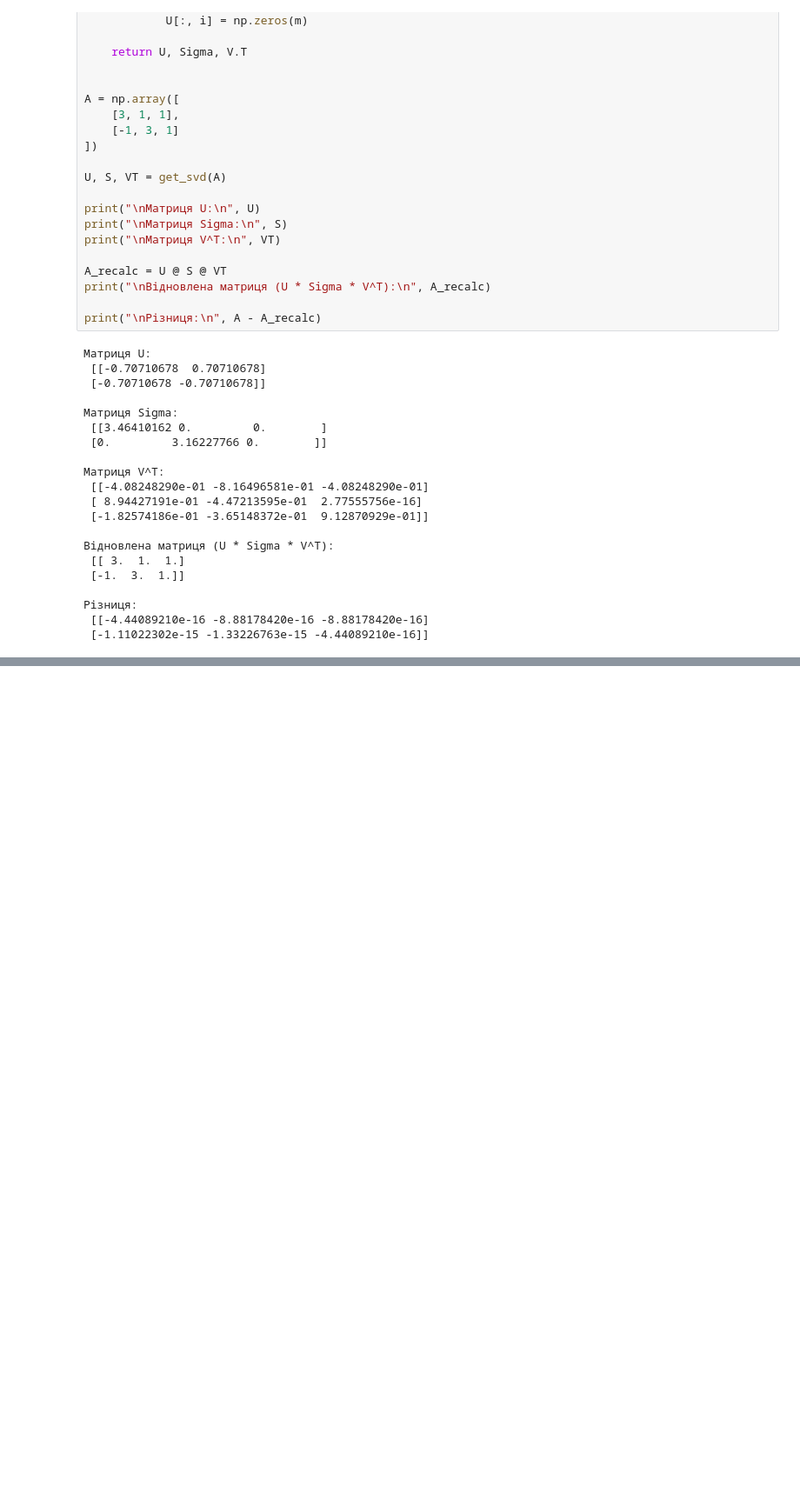
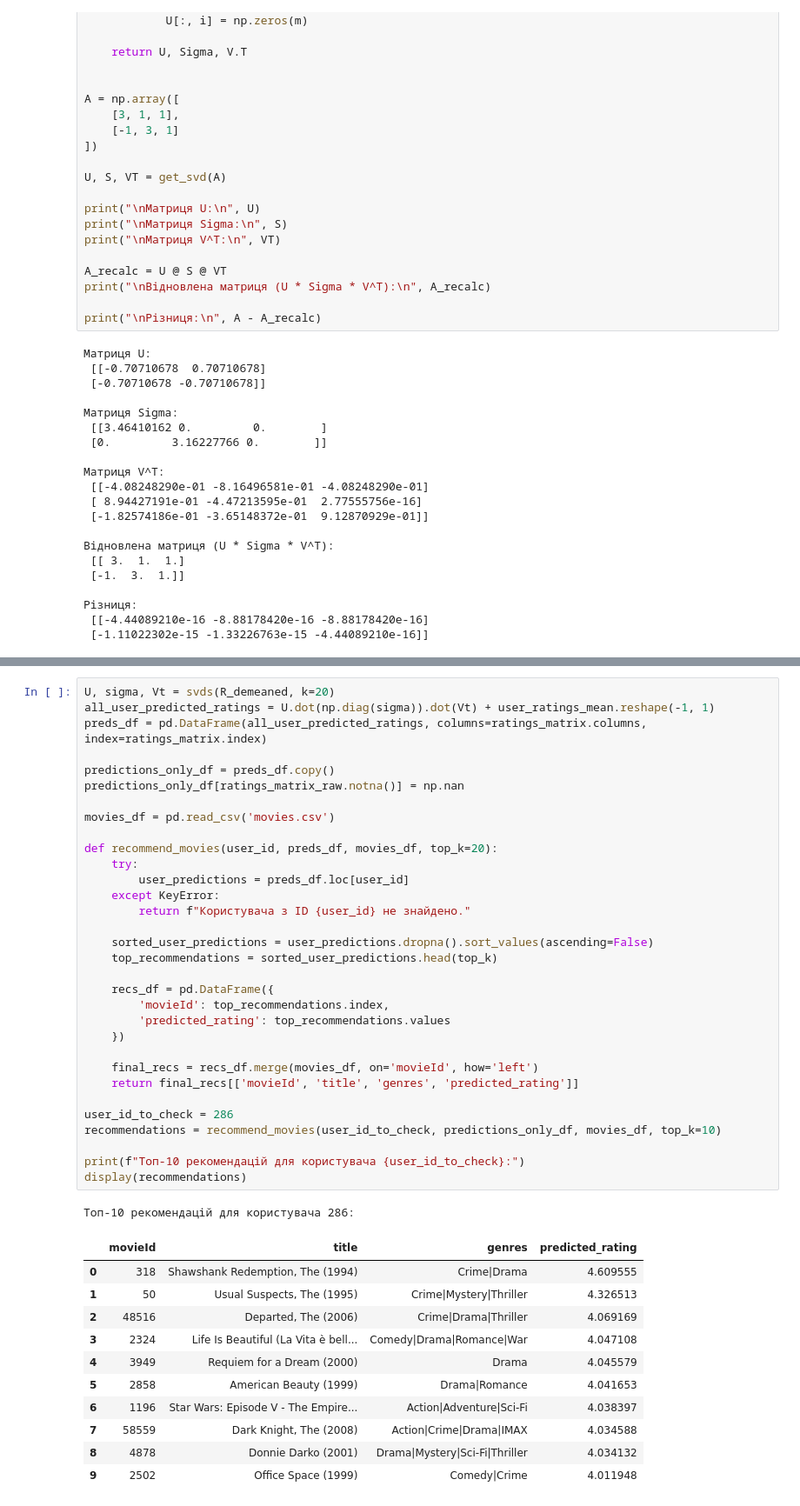
Before and after one commit to ymala/ALA_assignment_3, a Jupyter notebook: svd.ipynb, the cells around one changed output, grey strips where cells are left out. Shown at 87% size. Saved outputs shown, nothing was run; the diff lists cells and outputs as text; blank space fills up the shorter version.

Commit message:
recommendations added

```diff
--- a/svd.ipynb
+++ b/svd.ipynb
@@ -70,0 +124,45 @@ print("\nРізниця:\n", A - A_recalc)
+# %%
+U, sigma, Vt = svds(R_demeaned, k=20)
+all_user_predicted_ratings = U.dot(np.diag(sigma)).dot(Vt) + user_ratings_mean.reshape(-1, 1)
+preds_df = pd.DataFrame(all_user_predicted_ratings, columns=ratings_matrix.columns, index=ratings_matrix.index)
+
+predictions_only_df = preds_df.copy()
+predictions_only_df[ratings_matrix_raw.notna()] = np.nan
+
+movies_df = pd.read_csv('movies.csv')
+
+def recommend_movies(user_id, preds_df, movies_df, top_k=20):
+    try:
+        user_predictions = preds_df.loc[user_id]
+    except KeyError:
+        return f"Користувача з ID {user_id} не знайдено."
+
+    sorted_user_predictions = user_predictions.dropna().sort_values(ascending=False)
+    top_recommendations = sorted_user_predictions.head(top_k)
+
+    recs_df = pd.DataFrame({
+        'movieId': top_recommendations.index,
+        'predicted_rating': top_recommendations.values
+    })
+
+    final_recs = recs_df.merge(movies_df, on='movieId', how='left')
+    return final_recs[['movieId', 'title', 'genres', 'predicted_rating']]
+
+user_id_to_check = 286
+recommendations = recommend_movies(user_id_to_check, predictions_only_df, movies_df, top_k=10)
+
+print(f"Топ-10 рекомендацій для користувача {user_id_to_check}:")
+display(recommendations)
+# %% [output]
+Топ-10 рекомендацій для користувача 286:
+|  | movieId | title | genres | predicted_rating |
+| 0 | 318 | Shawshank Redemption, The (1994) | Crime|Drama | 4.609555 |
+| 1 | 50 | Usual Suspects, The (1995) | Crime|Mystery|Thriller | 4.326513 |
+| 2 | 48516 | Departed, The (2006) | Crime|Drama|Thriller | 4.069169 |
+| 3 | 2324 | Life Is Beautiful (La Vita è bell... | Comedy|Drama|Romance|War | 4.047108 |
+| 4 | 3949 | Requiem for a Dream (2000) | Drama | 4.045579 |
+| 5 | 2858 | American Beauty (1999) | Drama|Romance | 4.041653 |
+| 6 | 1196 | Star Wars: Episode V - The Empire... | Action|Adventure|Sci-Fi | 4.038397 |
+| 7 | 58559 | Dark Knight, The (2008) | Action|Crime|Drama|IMAX | 4.034588 |
+| 8 | 4878 | Donnie Darko (2001) | Drama|Mystery|Sci-Fi|Thriller | 4.034132 |
+| 9 | 2502 | Office Space (1999) | Comedy|Crime | 4.011948 |
```
Also changed, not shown: parts of 4 cells of this notebook, 2 other files.
